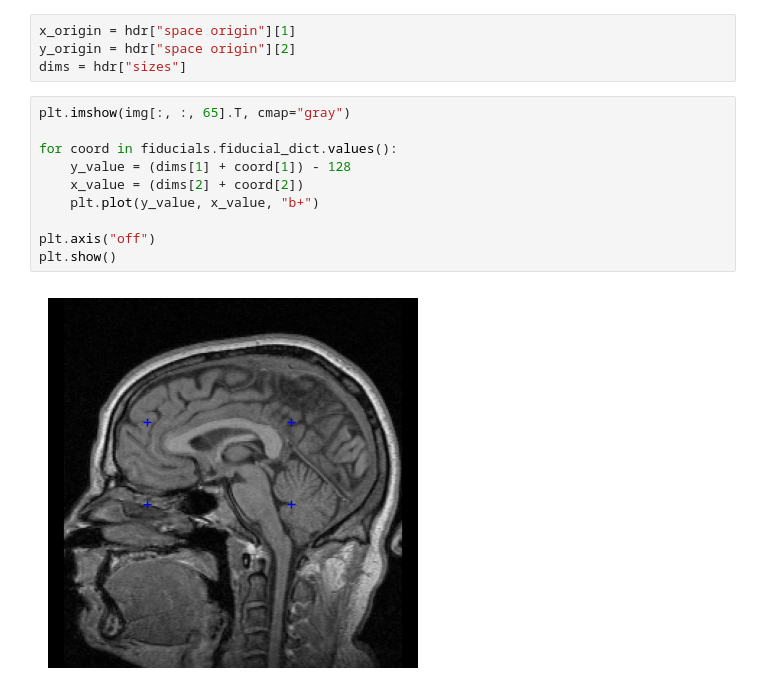
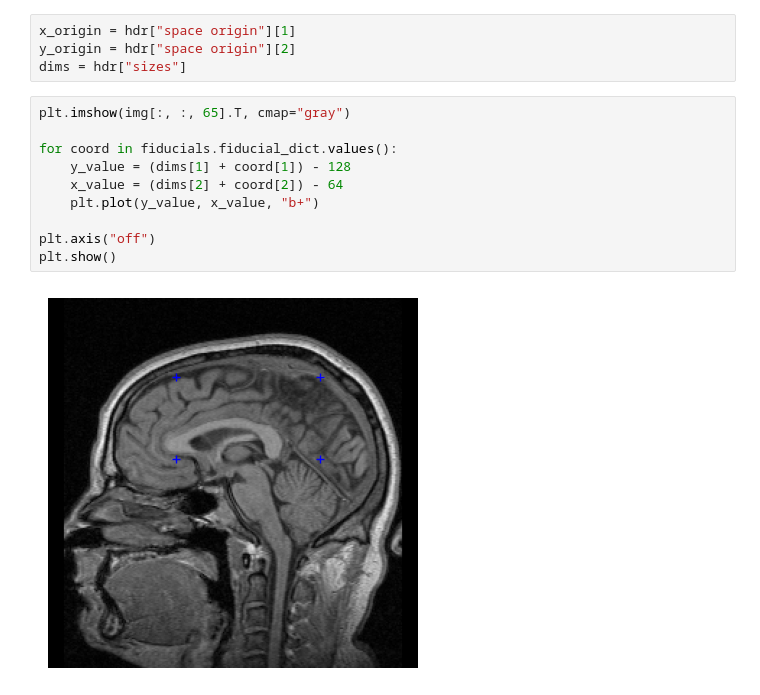
Before and after one commit to markpinnock/fcsv-parser, a Jupyter notebook: examples/ReadFile.ipynb, the cells around one changed output. Saved outputs shown, nothing was run; the diff lists cells and outputs as text.

```diff
--- a/examples/ReadFile.ipynb
+++ b/examples/ReadFile.ipynb
@@ -34,12 +34,12 @@ dims = hdr["sizes"]
 # %%
 plt.imshow(img[:, :, 65].T, cmap="gray")
 
 for coord in fiducials.fiducial_dict.values():
     y_value = (dims[1] + coord[1]) - 128
-    x_value = (dims[2] + coord[2])
+    x_value = (dims[2] + coord[2]) - 64
     plt.plot(y_value, x_value, "b+")
 
 plt.axis("off")
 plt.show()
 # %% [output]
-[figure, old version]
+[figure, new version]
```
Also changed, not shown: parts of 1 cell of this notebook.
